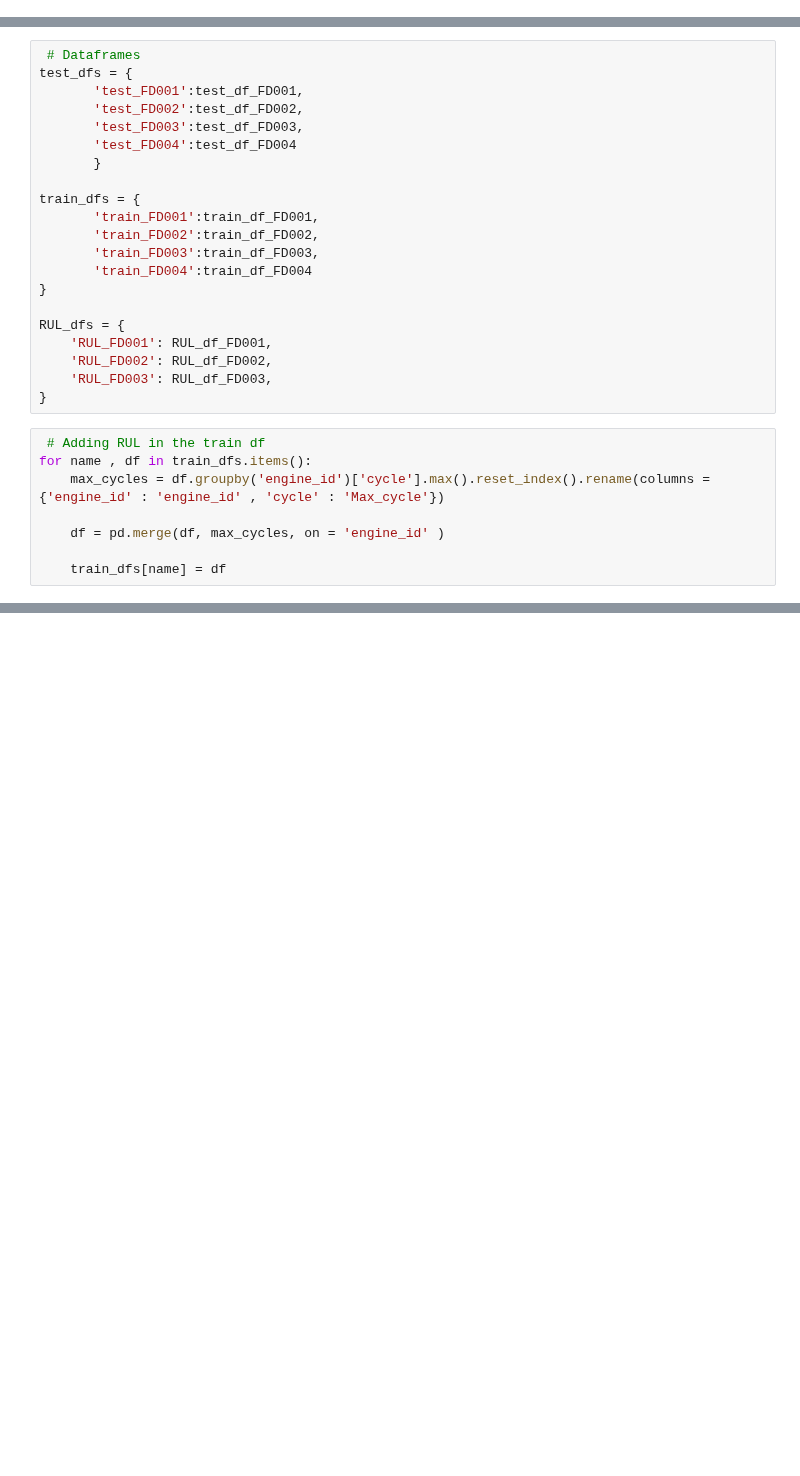
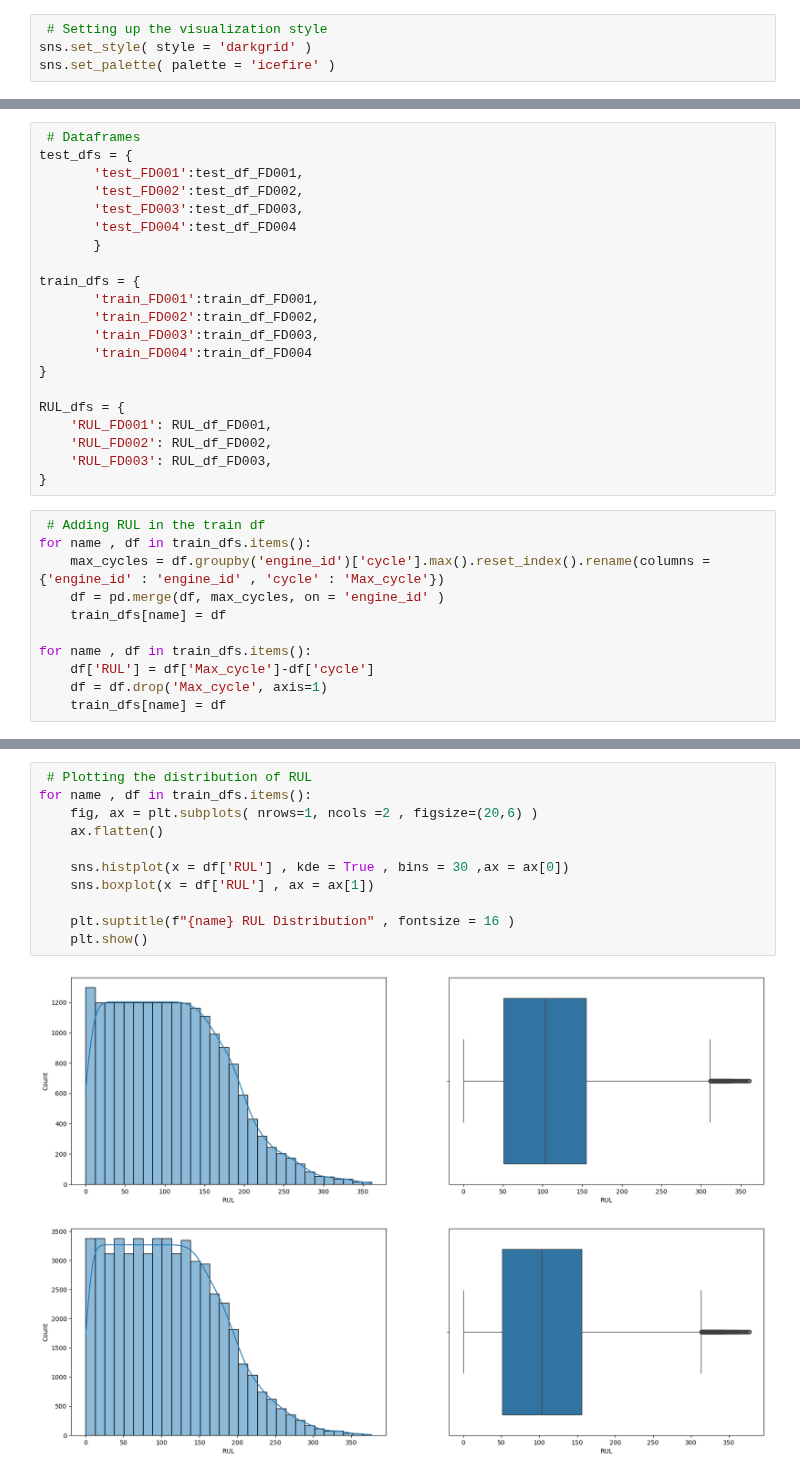
Before and after one commit to George-Njuguna/Prediction-of-Remaining-Useful-life-RUL-of-engine, a Jupyter notebook: Feature_Engineering.ipynb, the cells around one changed output, grey strips where cells are left out. Drawn from its saved outputs; the diff is of its cells as text; blank space fills up the shorter version.

```diff
--- a/Feature_Engineering.ipynb
+++ b/Feature_Engineering.ipynb
@@ -6,3 +26,7 @@ import pandas as pd
+# %%
+ # Setting up the visualization style
+sns.set_style( style = 'darkgrid' )
+sns.set_palette( palette = 'icefire' )
 # %%
  # loading the dataset
 column_names = ['engine_id', 'cycle'] + \
@@ -53,7 +77,10 @@ RUL_dfs = {
  # Adding RUL in the train df
 for name , df in train_dfs.items():
     max_cycles = df.groupby('engine_id')['cycle'].max().reset_index().rename(columns = {'engine_id' : 'engine_id' , 'cycle' : 'Max_cycle'})
+    df = pd.merge(df, max_cycles, on = 'engine_id' )
+    train_dfs[name] = df
 
-    df = pd.merge(df, max_cycles, on = 'engine_id' )
-
+for name , df in train_dfs.items():
+    df['RUL'] = df['Max_cycle']-df['cycle']
+    df = df.drop('Max_cycle', axis=1)
     train_dfs[name] = df
@@ -118,0 +87,14 @@ for name , df in train_dfs.items():
+# %%
+ # Plotting the distribution of RUL
+for name , df in train_dfs.items():
+    fig, ax = plt.subplots( nrows=1, ncols =2 , figsize=(20,6) )
+    ax.flatten()
+
+    sns.histplot(x = df['RUL'] , kde = True , bins = 30 ,ax = ax[0])
+    sns.boxplot(x = df['RUL'] , ax = ax[1])
+
+    plt.suptitle(f"{name} RUL Distribution" , fontsize = 16 )
+    plt.show()
+# %% [output]
+[figure, added]
+[figure, added]
```
Also changed, not shown: parts of 8 cells of this notebook.
